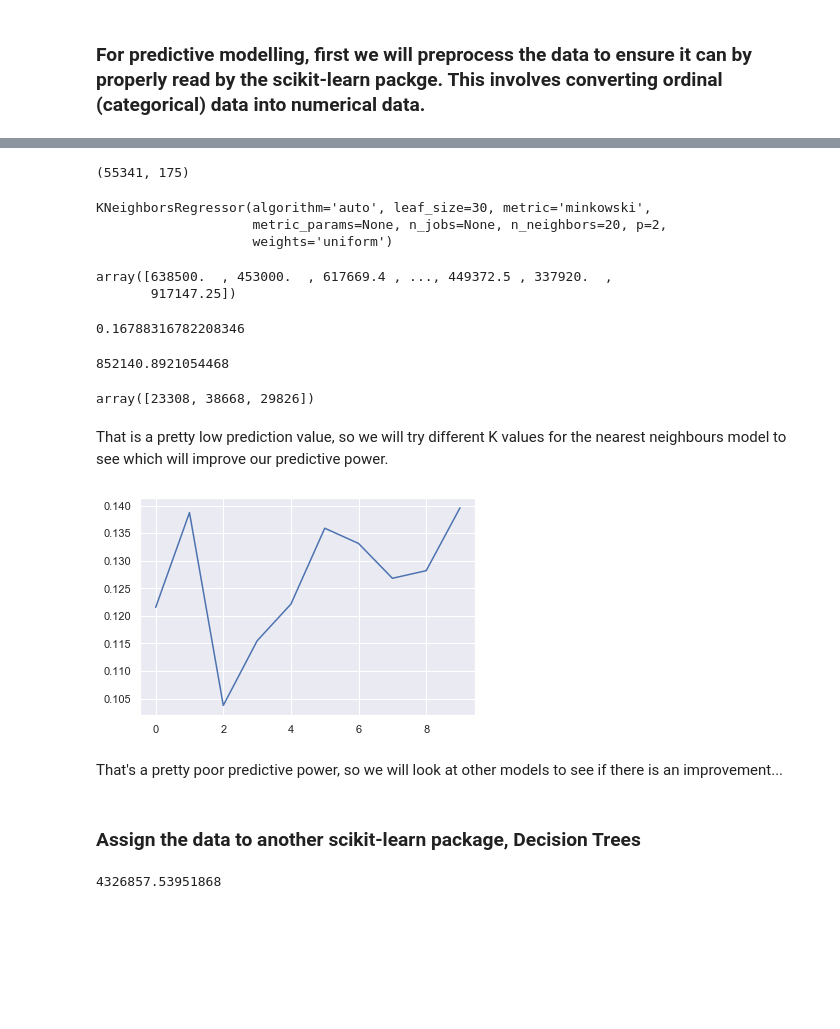
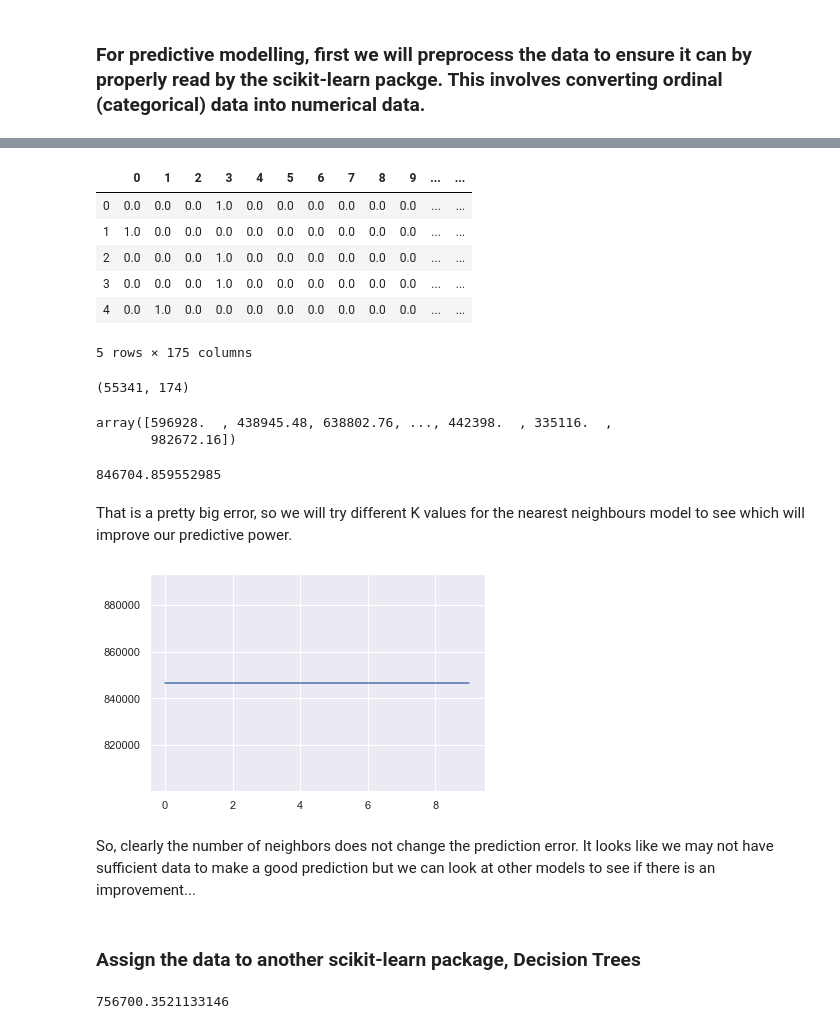
Before and after one commit to dudikbender/springboard, a Jupyter notebook: Springboard Capstone 1 - London Home Prices.ipynb, the cells around one changed output, grey strips where cells are left out. Drawn from its saved outputs; the diff is of its cells as text; code cells hidden in the pictures; blank space fills up the shorter version.

```diff
--- a/Springboard Capstone 1 - London Home Prices.ipynb
+++ b/Springboard Capstone 1 - London Home Prices.ipynb
@@ -142,9 +151,9 @@ df.describe()
 # %%
+## With time data converted to month, we can see total value paid by month
 plt.figure(figsize=(7.5,5))
-sns.boxplot(x=df.month, y=df.price)
+sns.barplot(x=df.month, y=df.price)
 plt.xlabel('Month of Purchase', fontsize=12)
 plt.ylabel('Price Paid', fontsize=12)
 plt.yscale('linear')
-sns.set()
 plt.show()
 # %% [output]
@@ -198,11 +208 @@ Standard deviation of prices paid: 336,575.36.
 [figure]
-# %%
-colors = {'Detached':'darkblue',
-          'Semi-detached':'lightblue',
-          'Flat':'orange',
-          'Terraced':'yellow',
-          'Other':'purple'}
-
-for x in colors:
-    #print(x)
-    print(colors[x])
@@ -503,11 +494,20 @@ df_attr.head()
 # %%
+## It is necessary to encode the categorical data, will use sci-kit's OneHotEncoder
 enc = OneHotEncoder(sparse=False)
 encoded = enc.fit_transform(df_attr)
 encoded = pd.DataFrame(encoded)
 
 encoded['all_residents'] = df_no_other['all_residents']
-encoded['schoolage_pop'] = df_no_other['schoolchildren_pop']
 encoded['price'] = df_no_other['price']
 encoded = encoded.dropna()
+encoded.head()
+# %% [output]
+|  | 0 | 1 | 2 | 3 | 4 | 5 | 6 | 7 | 8 | 9 | ... | ... |
+| 0 | 0.0 | 0.0 | 0.0 | 1.0 | 0.0 | 0.0 | 0.0 | 0.0 | 0.0 | 0.0 | ... | ... |
+| 1 | 1.0 | 0.0 | 0.0 | 0.0 | 0.0 | 0.0 | 0.0 | 0.0 | 0.0 | 0.0 | ... | ... |
+| 2 | 0.0 | 0.0 | 0.0 | 1.0 | 0.0 | 0.0 | 0.0 | 0.0 | 0.0 | 0.0 | ... | ... |
+| 3 | 0.0 | 0.0 | 0.0 | 1.0 | 0.0 | 0.0 | 0.0 | 0.0 | 0.0 | 0.0 | ... | ... |
+| 4 | 0.0 | 1.0 | 0.0 | 0.0 | 0.0 | 0.0 | 0.0 | 0.0 | 0.0 | 0.0 | ... | ... |
+5 rows × 175 columns
 # %%
 ## Now we create the test and target sets for the Nearest Neighbours regression analysis
@@ -515,58 +514,47 @@ encoded = encoded.dropna()
 X = encoded.drop(columns=['price'])
 y = encoded['price'].values
-# %%
-X.shape
-# %% [output]
-(55341, 175)
+# %%
+# Examines the shape of the new dataframe to use for our models
+X.shape
+# %% [output]
+(55341, 174)
 # %%
 #Split dataset into train and test data
 X_train, X_test, y_train, y_test = train_test_split(X, y, test_size=0.2, random_state=1)
 # %%
 #Split dataset into train and test data
-neigh = KNeighborsRegressor(n_neighbors=20)
+neigh = KNeighborsRegressor(n_neighbors=25)
 neigh.fit(X_train, y_train)
+neigh.predict(X_test)
 # %% [output]
-KNeighborsRegressor(algorithm='auto', leaf_size=30, metric='minkowski',
-                    metric_params=None, n_jobs=None, n_neighbors=20, p=2,
-                    weights='uniform')
+array([596928.  , 438945.48, 638802.76, ..., 442398.  , 335116.  ,
+       982672.16])
-# %%
-neigh.predict(X_test)
-# %% [output]
-array([638500.  , 453000.  , 617669.4 , ..., 449372.5 , 337920.  ,
-       917147.25])
-# %%
-neigh.score(X_test, y_test)
-# %% [output]
-0.16788316782208346
 # %%
 from sklearn.metrics import mean_squared_error
 
 np.sqrt(mean_squared_error(neigh.predict(X_test), y_test))
 # %% [output]
-852140.8921054468
+846704.859552985
-# %%
-neigh.kneighbors(X_test)[1][1][:3]
-# %% [output]
-array([23308, 38668, 29826])
 # %% [markdown]
-That is a pretty low prediction value, so we will try different K values for the nearest neighbours model to see which will improve our predictive power.
+That is a pretty big error, so we will try different K values for the nearest neighbours model to see which will improve our predictive power.
 # %%
-scores = []
-neighbors_range = [5,15] # Initial runs show the predictive power very low below k=5
+errors = []
+neighbors_range = [20,30] # Initial runs show the predictive power very low below k=5
 
 for x in range(neighbors_range[0],neighbors_range[1]):
     model = KNeighborsRegressor(n_neighbors=x)
     model.fit(X_train, y_train)
     model.predict(X_test)
-    score = model.score(X_test, y_test)
-    scores.append(score)
+    error = np.sqrt(mean_squared_error(neigh.predict(X_test), y_test))
+    errors.append(error)
 
-plt.plot(scores)
+# Graph the results to identify best k-value
+plt.plot(errors)
 plt.show()
 # %% [output]
-[figure, old version]
+[figure, new version]
-# %% [markdown]
-That's a pretty poor predictive power, so we will look at other models to see if there is an improvement...
+# %% [markdown]
+So, clearly the number of neighbors does not change the prediction error. It looks like we may not have sufficient data to make a good prediction but we can look at other models to see if there is an improvement...
 # %% [markdown]
 ### Assign the data to another scikit-learn package, Decision Trees
 # %%
@@ -583,4 +571,4 @@ y_train_pred = DTmodel.predict(X_train)
 
 np.sqrt(metrics.mean_squared_error(y_train, y_train_pred))
 # %% [output]
-4326857.53951868
+756700.3521133146
```
Also changed, not shown: parts of 37 cells of this notebook.
